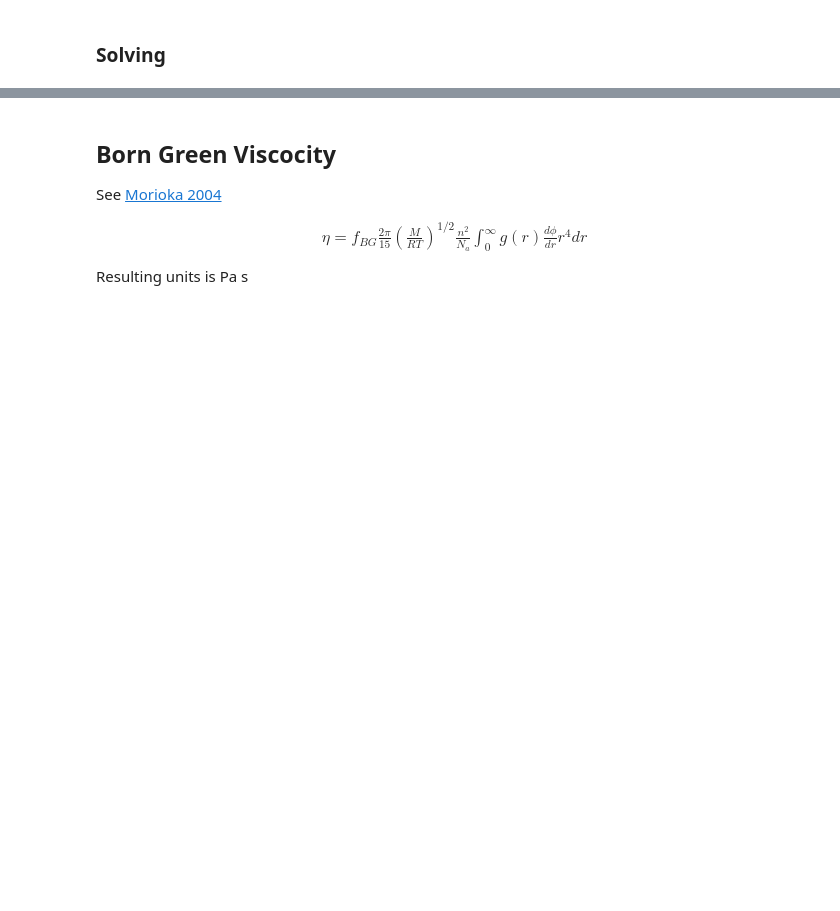
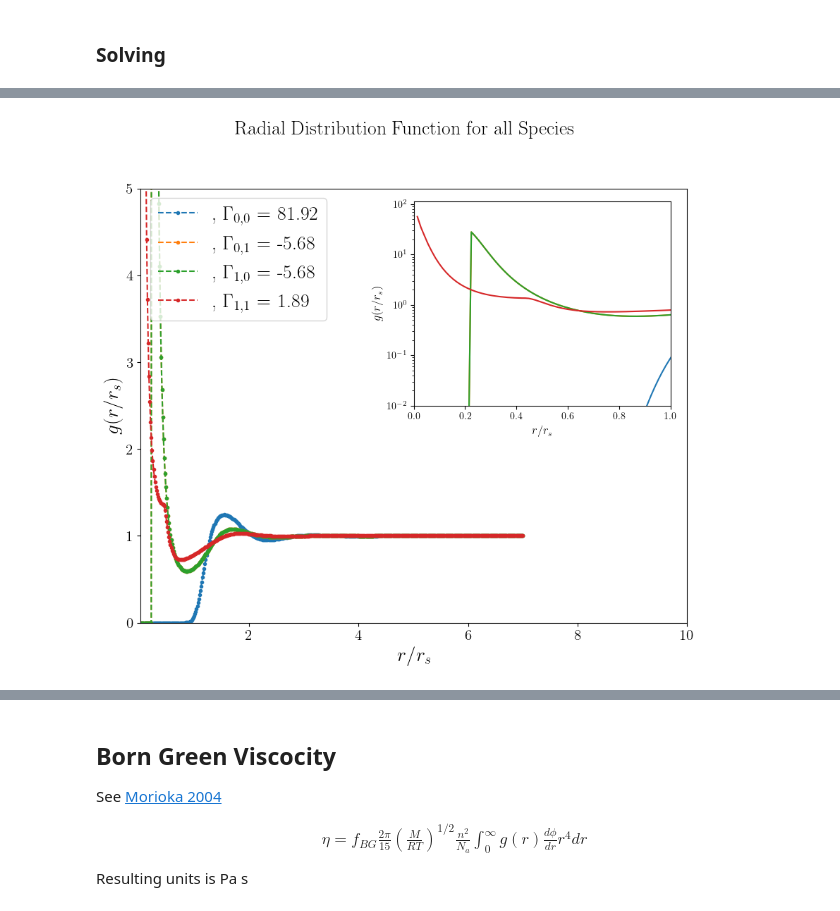
Before and after one commit to ZachAJohnson/hnc, a Jupyter notebook: TCCW/PIE_TCCW-atoMEC.ipynb, the cells around one changed output, grey strips where cells are left out. Saved outputs shown, nothing was run; the diff lists cells and outputs as text; code cells hidden in the pictures; blank space fills up the shorter version.

```diff
--- a/TCCW/PIE_TCCW-atoMEC.ipynb
+++ b/TCCW/PIE_TCCW-atoMEC.ipynb
@@ -256,0 +296,4 @@ Ti_in_eV: 1.000
+# %%
+atom1.run_hnc(newton=False)
+# solve_least_squares(atom1, np.linspace(atom1.hnc.k_array[0], atom1.hnc.k_array[-1], num=20))
+solve_least_squares(atom1, np.linspace(atom1.hnc.k_array[0], atom1.hnc.k_array[-1], num=100))
@@ -270,3 +345,0 @@ KeyboardInterrupt:
-# %%
-atom1.run_hnc()
-solve_least_squares(atom1)
@@ -290,6 +383,10 @@ KeyboardInterrupt
 MD_data = read_csv("/home/zach/plasma/datasets/RDFs/Al_1.0eV_rs3_VASP.txt",  header=1)
 MD_data.columns=['r','g']
 MD_data
+# %%
+atom1.hnc.plot_g_all_species()
+# %% [output]
+[figure, added]
 # %%
 atom2.hnc.plot_g_all_species()
 # %% [output]
```
Also changed, not shown: parts of 17 cells of this notebook, 4 other files.
